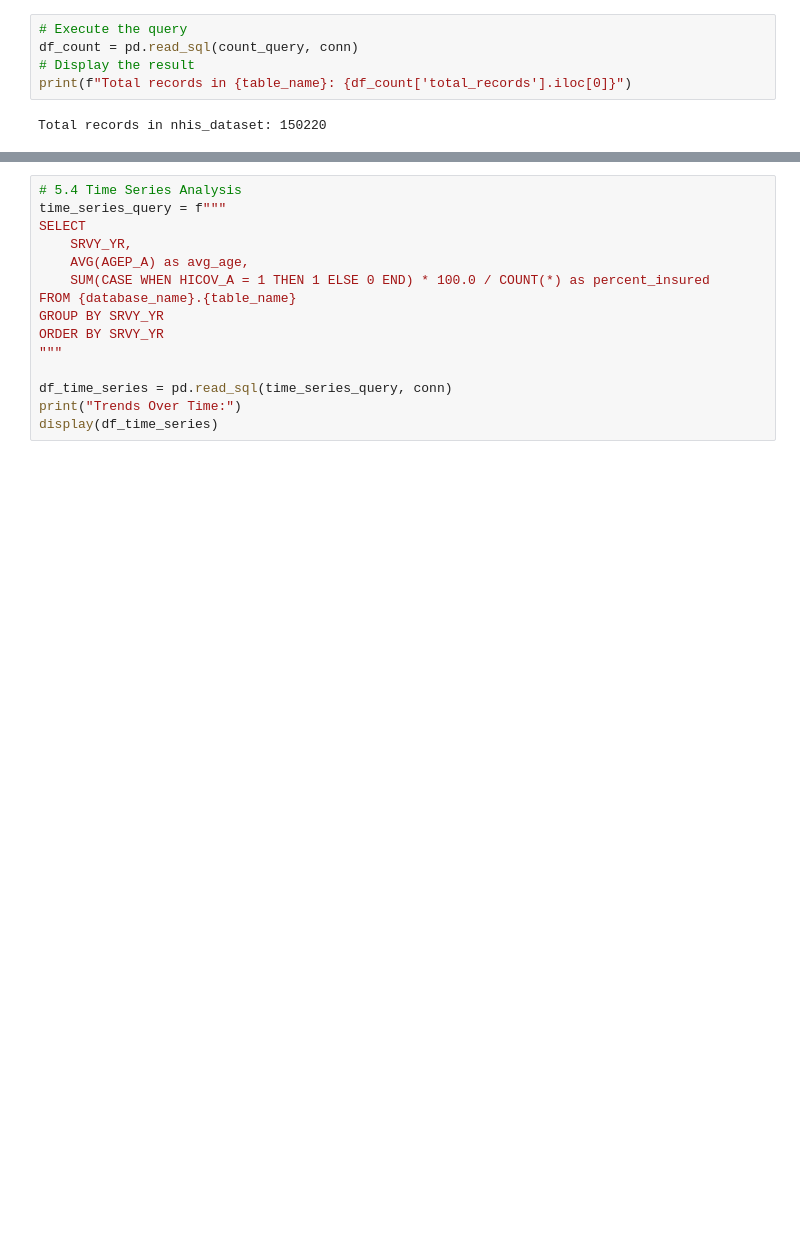
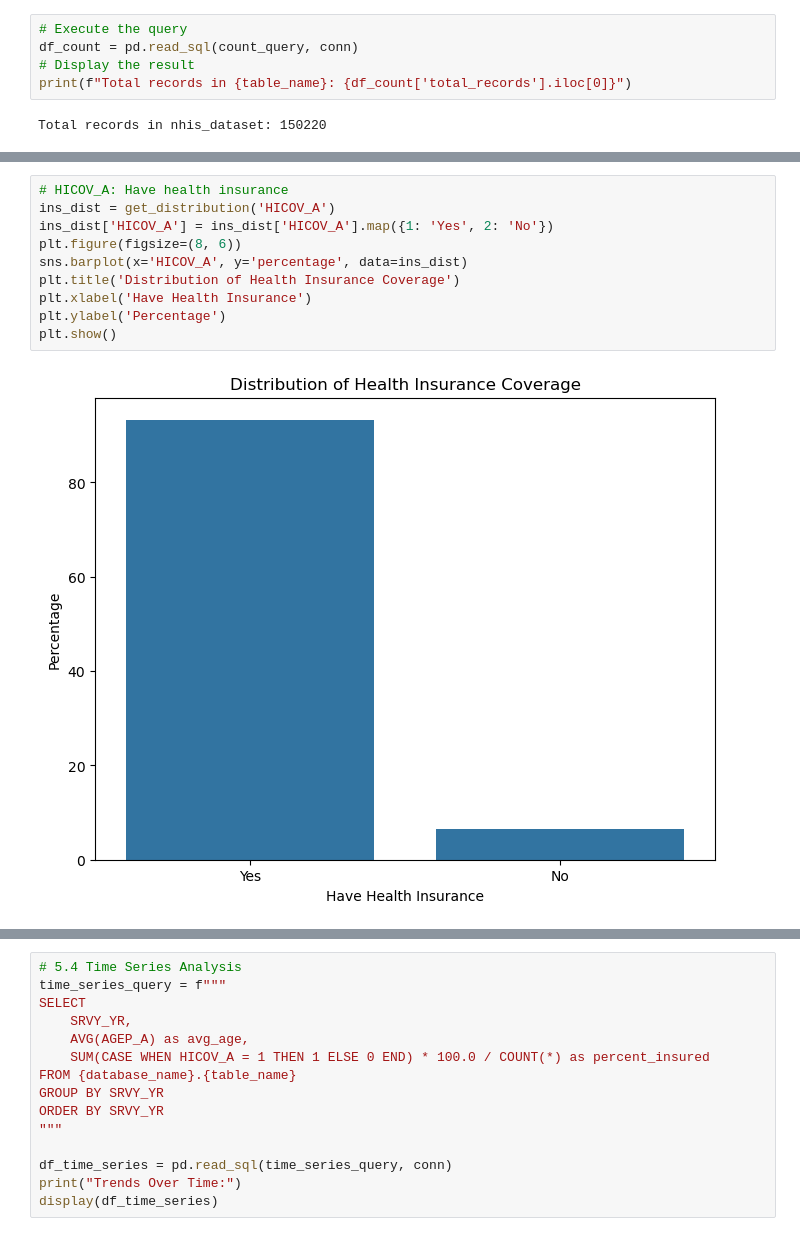
Before and after one commit to renaqd/sagemaker-mlops, a Jupyter notebook: data_management/data_ingestion.ipynb, the cells around one changed output, grey strips where cells are left out. Saved outputs shown, nothing was run; the diff lists cells and outputs as text; blank space fills up the shorter version.

```diff
--- a/data_management/data_ingestion.ipynb
+++ b/data_management/data_ingestion.ipynb
@@ -464,0 +520,12 @@ plt.show()
+# %%
+# HICOV_A: Have health insurance
+ins_dist = get_distribution('HICOV_A')
+ins_dist['HICOV_A'] = ins_dist['HICOV_A'].map({1: 'Yes', 2: 'No'})
+plt.figure(figsize=(8, 6))
+sns.barplot(x='HICOV_A', y='percentage', data=ins_dist)
+plt.title('Distribution of Health Insurance Coverage')
+plt.xlabel('Have Health Insurance')
+plt.ylabel('Percentage')
+plt.show()
+# %% [output]
+[figure, added]
```
Also changed, not shown: parts of 15 cells of this notebook.
